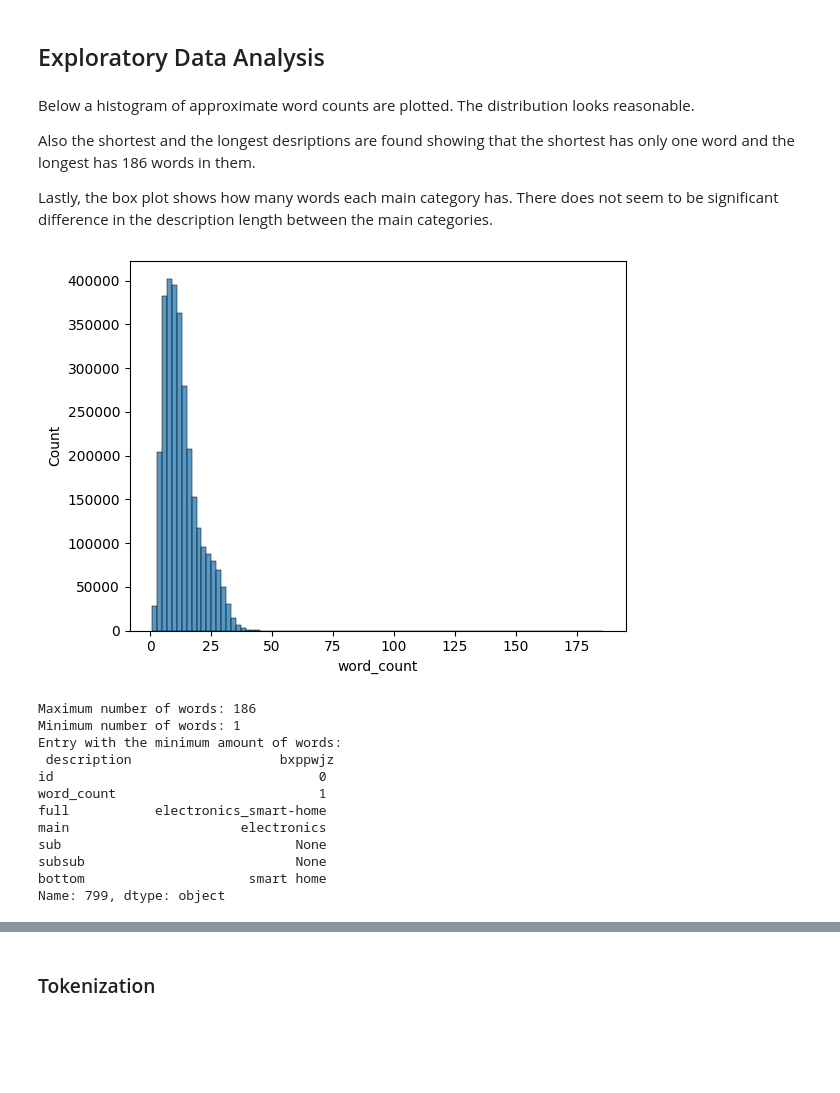
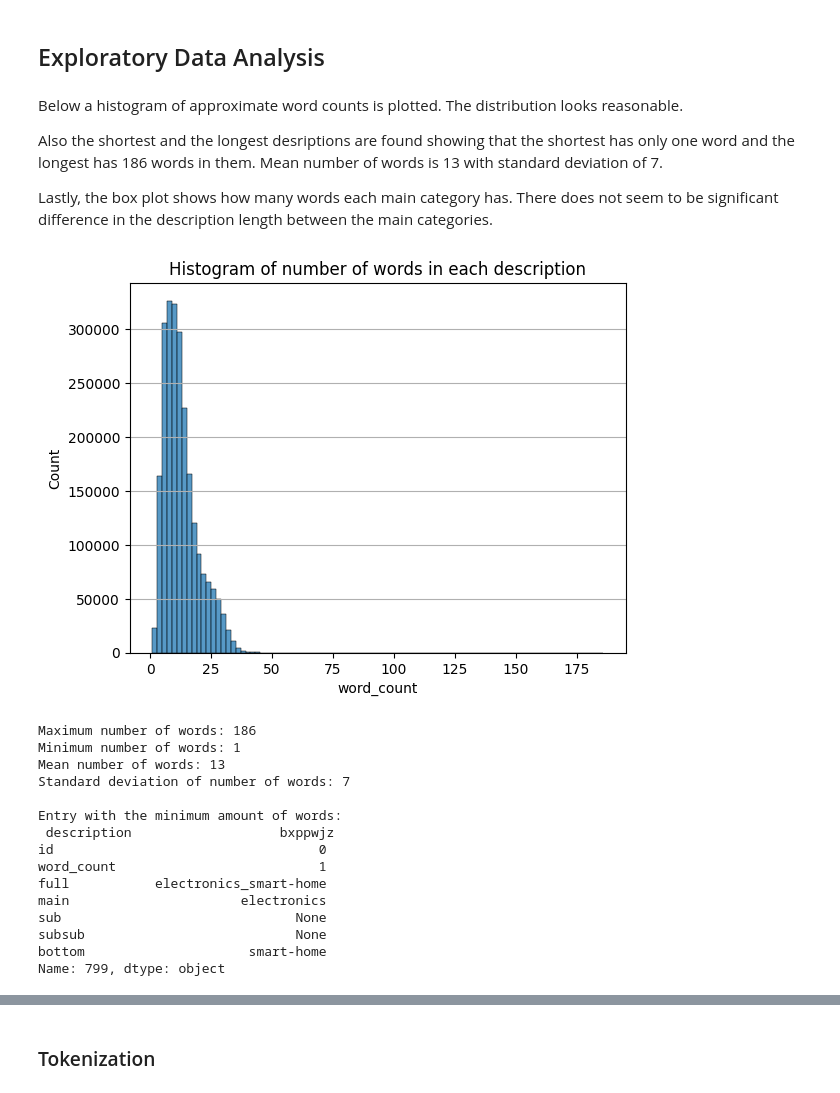
Before and after one commit to NikoKuu/unsupervised-algorithms-in-ml-final, a Jupyter notebook: Unsup_final_nk.ipynb, the cells around one changed output, grey strips where cells are left out. Cells and saved outputs as stored; diff of their text form; code cells hidden in the pictures; blank space fills up the shorter version.

```diff
--- a/Unsup_final_nk.ipynb
+++ b/Unsup_final_nk.ipynb
@@ -108,12 +113,6 @@ class amz_data:
             file_name = file_name.replace('aports', 'sports')
         category = file_name.split('.')[0]
         cat_list = category.split('_')
-
-        if 'fashion' in cat_list[1]: # Fashion -exception
-            cat_list.insert(2,cat_list[1].split('-')[0])
-            cat_list[1] = 'fashion'
-        cat_list = [s.replace('-', ' ') for s in cat_list]
-
         main = cat_list[1]
         if len(cat_list) >= 4:
             sub = cat_list[2]
@@ -135,17 +134,16 @@ class amz_data:
         return text
 
     def preprocess_text(self, row):
+        # Remove not helpful words
         text = row['description']
         text = text.lower().replace('mm','')
         text = text.replace('inches','')
         text = text.replace('inch','')
         text = text.replace('pack','')
+        text = text.replace('pcs','')
+        text = text.replace('pieces','')
+        text = text.strip()
+        pattern = r'\b[a-zA-Z]\b' # Replace single-character words
+        text = re.sub(pattern, '', text)
         translator = str.maketrans('', '', string.punctuation + string.digits)
         return text.translate(translator)
-
-
-# datafile = r'..\Datasets\Amazon Advertisements\scrapped_data\arts_crafts\amazon_arts_crafts_common.csv'
-# df = pd.read_csv(datafile)
-
-amz = amz_data()
-amz.read_data(r'..\Amazon Ads\data')
@@ -159,11 +172,12 @@ The dataframe has over three million rows. However, it was found out that there
 print(amz.df.info(),'\n')
 print(amz.df.head(4),'\n')
 print(amz.df.tail(4),'\n')
-print('\nNumber of nan values:\n', np.sum(amz.df.isna())),'\n'
+print('\nNumber of nan values:\n', np.sum(amz.df.isna(), axis=0))
 print('\nNumber of duplicated entries:', np.sum(amz.df.duplicated()))
-print('Drop duplicates')
-amz.df.drop_duplicates(inplace=True)
-print('Number of duplicated entries:', np.sum(amz.df.duplicated()))
+print('Number of duplicated items:', np.sum(amz.df.duplicated(subset='description')))
+print('Drop duplicates...')
+amz.df.drop_duplicates(inplace=True, subset='description')
+print('Number of duplicated items:', np.sum(amz.df.duplicated(subset='description')))
 # %% [output]
 <class 'pandas.core.frame.DataFrame'>
 RangeIndex: 3318260 entries, 0 to 3318259
@@ -227,26 +227,35 @@ Number of most detailed categories: 439
 # %% [markdown]
 ## Exploratory Data Analysis ##
 # %% [markdown]
-Below a histogram of approximate word counts are plotted. The distribution looks reasonable.
+Below a histogram of approximate word counts is plotted. The distribution looks reasonable.
 
-Also the shortest and the longest desriptions are found showing that the shortest has only one word and the longest has 186 words in them.
+Also the shortest and the longest desriptions are found showing that the shortest has only one word and the longest has 186 words in them. Mean number of words is 13 with standard deviation of 7.
 
 Lastly, the box plot shows how many words each main category has. There does not seem to be significant difference in the description length between the main categories.
 # %%
 sns.histplot(amz.df, x='word_count', binwidth=2)
+plt.grid(axis='y')
+plt.title('Histogram of number of words in each description')
 plt.show()
 print('Maximum number of words:', max(amz.df['word_count']))
 print('Minimum number of words:', min(amz.df['word_count']))
+print('Mean number of words:', round(np.mean(amz.df['word_count'])))
+print('Standard deviation of number of words:', round(np.std(amz.df['word_count'])), '\n')
 print('Entry with the minimum amount of words:\n', amz.df.iloc[np.argmin(amz.df['word_count'])])
 
 fig = plt.figure(figsize=(10, 5))
 sns.boxplot(amz.df, x='main', y='word_count')
 plt.xticks(rotation=90, fontsize = 10)
+plt.title('Number of words in description in each main category')
+plt.grid(axis='y')
 plt.show()
 # %% [output]
-[figure, old version]
+[figure, new version]
 Maximum number of words: 186
 Minimum number of words: 1
+Mean number of words: 13
+Standard deviation of number of words: 7
+
 Entry with the minimum amount of words:
  description                   bxppwjz
 id                                  0
@@ -255,5 +264,5 @@ full           electronics_smart-home
 main                      electronics
 sub                              None
 subsub                           None
-bottom                     smart home
+bottom                     smart-home
 Name: 799, dtype: object
```
Also changed, not shown: parts of 50 cells of this notebook, 2 other files.
